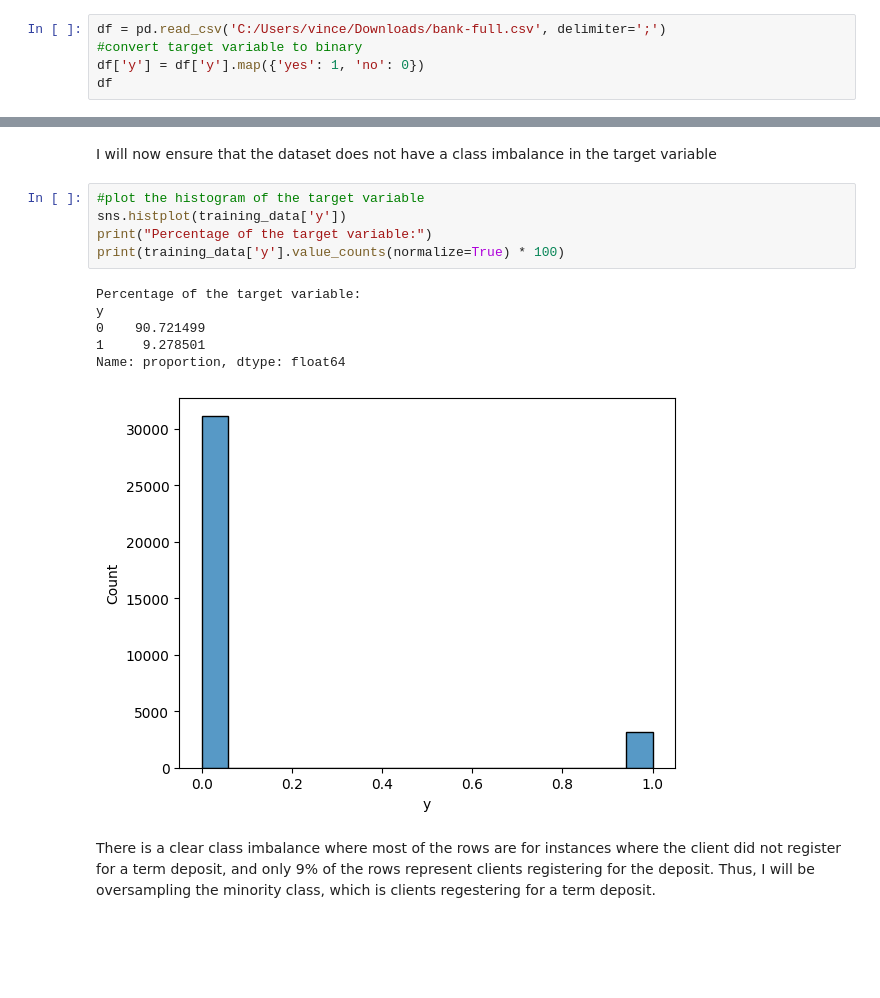
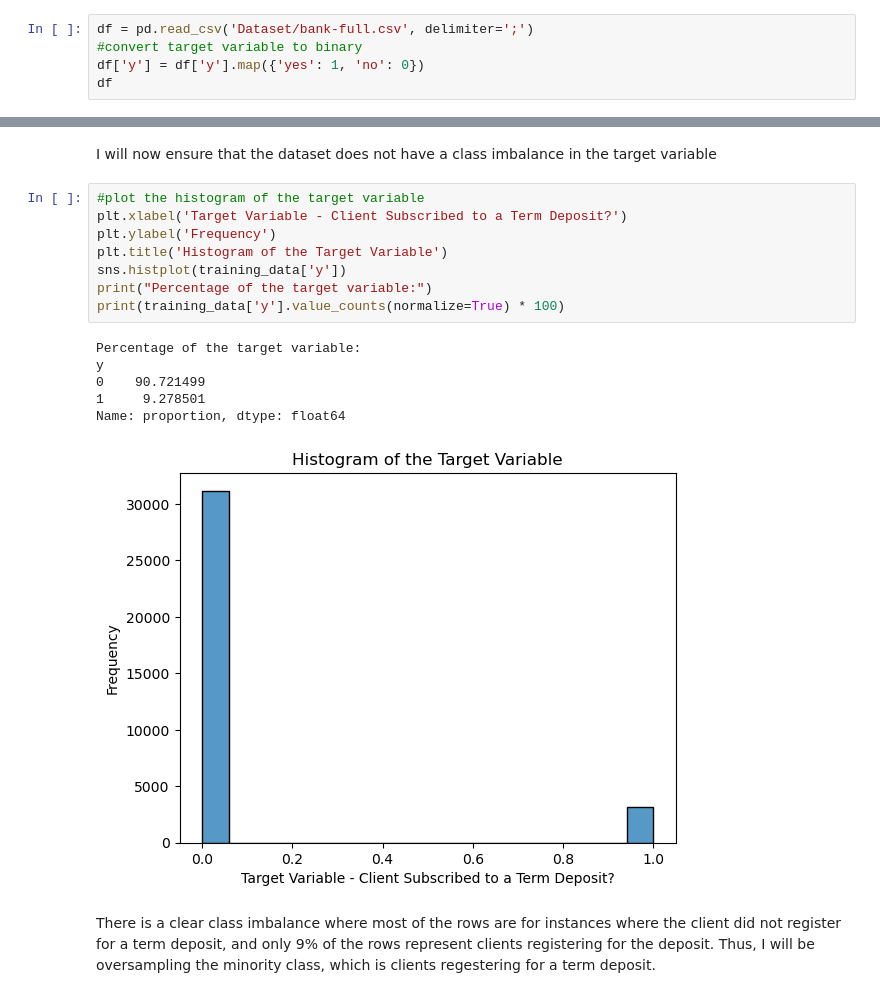
Before and after one commit to McGill-MMA-EnterpriseAnalytics/customer_banking, a Jupyter notebook: Classification_Problem.ipynb, the cells around one changed output, grey strips where cells are left out. Drawn from its saved outputs; the diff is of its cells as text; blank space fills up the shorter version.

Commit message:
Data Preproccessing - Adding Histogram Plot of Target Variable

```diff
--- a/Classification_Problem.ipynb
+++ b/Classification_Problem.ipynb
@@ -24,6 +22,6 @@ from lightgbm import LGBMClassifier
 from xgboost import XGBClassifier
 # %%
-df = pd.read_csv('C:/Users/vince/Downloads/bank-full.csv', delimiter=';')
+df = pd.read_csv('Dataset/bank-full.csv', delimiter=';')
 #convert target variable to binary
 df['y'] = df['y'].map({'yes': 1, 'no': 0})
 df
@@ -297,16 +295,19 @@ As can be seen above, the random forest accuracy with the lasso reduced features
 I will now ensure that the dataset does not have a class imbalance in the target variable
 # %%
 #plot the histogram of the target variable
+plt.xlabel('Target Variable - Client Subscribed to a Term Deposit?')
+plt.ylabel('Frequency')
+plt.title('Histogram of the Target Variable')
 sns.histplot(training_data['y'])
 print("Percentage of the target variable:")
 print(training_data['y'].value_counts(normalize=True) * 100)
 # %% [output]
 Percentage of the target variable:
 y
 0    90.721499
 1     9.278501
 Name: proportion, dtype: float64
-[figure, old version]
+[figure, new version]
 # %% [markdown]
 There is a clear class imbalance where most of the rows are for instances where the client did not register for a term deposit, and only 9% of the rows represent clients registering for the deposit. Thus, I will be oversampling the minority class, which is clients regestering for a term deposit.
 # %%
```
Also changed, not shown: parts of 1 cell of this notebook.
